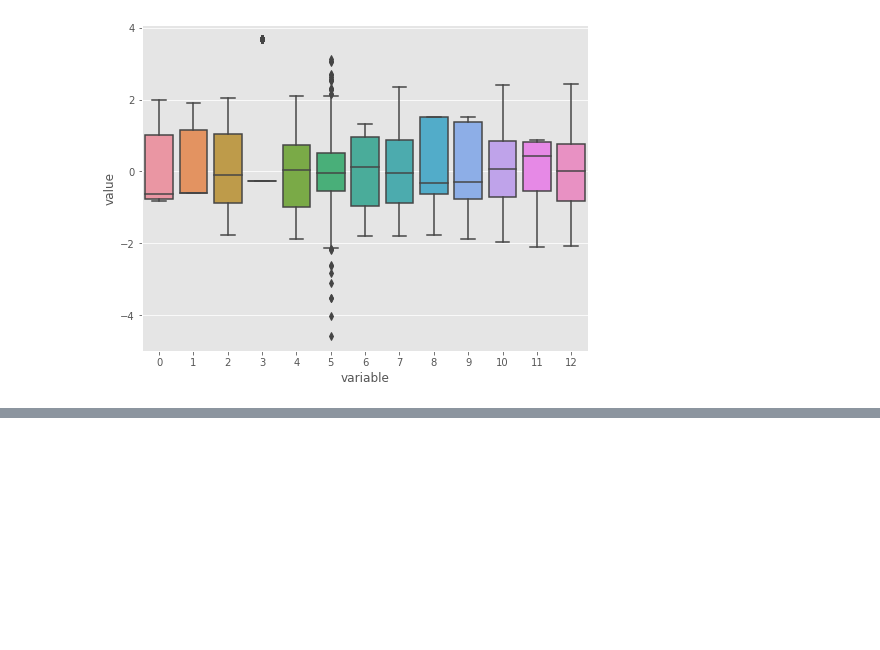
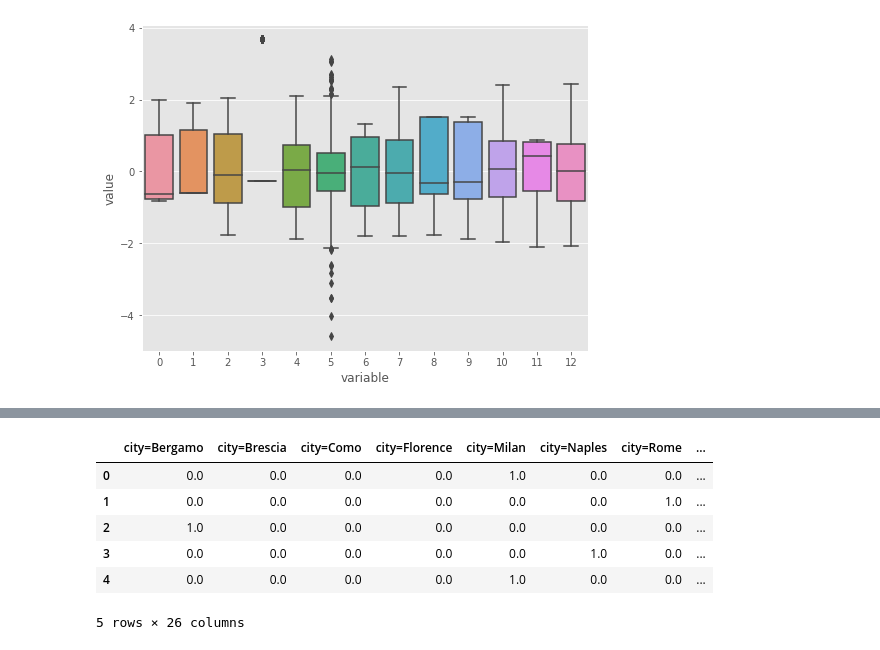
Before and after one commit to andreagiussani/amlp-2023, a Jupyter notebook: class_material/AMLP-01-preprocessing.ipynb, the cells around one changed output, grey strips where cells are left out. Cells and saved outputs as stored; diff of their text form; code cells hidden in the pictures; blank space fills up the shorter version.

```diff
--- a/class_material/AMLP-01-preprocessing.ipynb
+++ b/class_material/AMLP-01-preprocessing.ipynb
@@ -111,0 +145,11 @@ ax = sns.boxplot(x='variable', y= 'value', data=df_pt_melted)
+# %%
+records_df = pd.DataFrame(encoded_X, columns = encoder.feature_names_)
+records_df.head()
+# %% [output]
+|  | city=Bergamo | city=Brescia | city=Como | city=Florence | city=Milan | city=Naples | city=Rome | ... |
+| 0 | 0.0 | 0.0 | 0.0 | 0.0 | 1.0 | 0.0 | 0.0 | ... |
+| 1 | 0.0 | 0.0 | 0.0 | 0.0 | 0.0 | 0.0 | 1.0 | ... |
+| 2 | 1.0 | 0.0 | 0.0 | 0.0 | 0.0 | 0.0 | 0.0 | ... |
+| 3 | 0.0 | 0.0 | 0.0 | 0.0 | 0.0 | 1.0 | 0.0 | ... |
+| 4 | 0.0 | 0.0 | 0.0 | 0.0 | 1.0 | 0.0 | 0.0 | ... |
+5 rows × 26 columns
```
Also changed, not shown: parts of 47 cells of this notebook.
